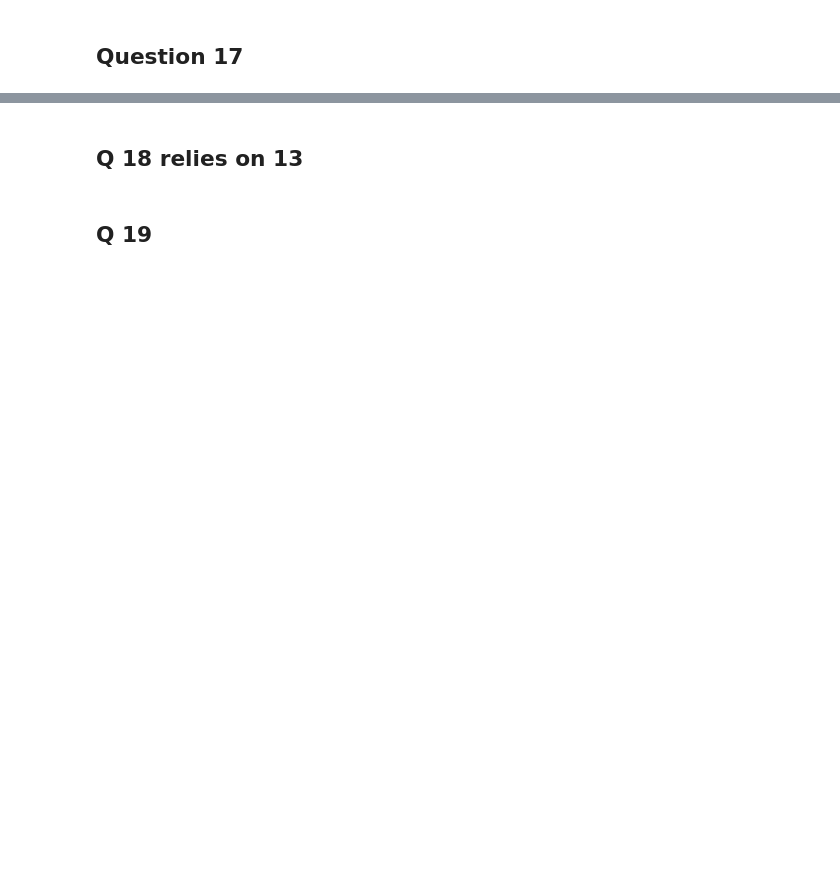
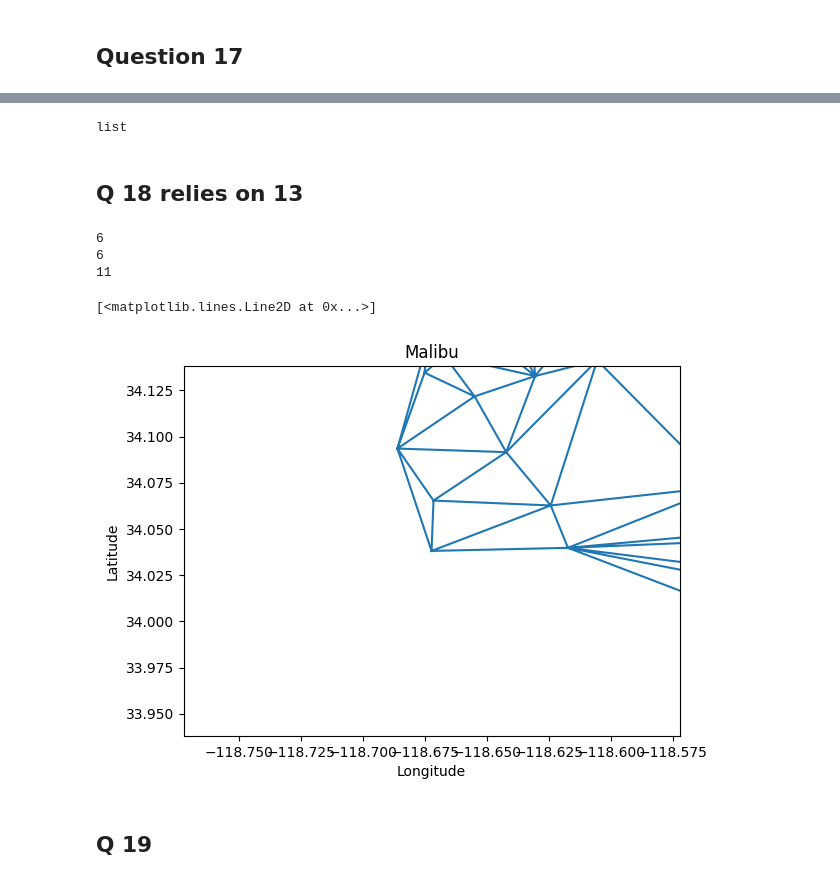
Before and after one commit to hershey890/ece232e, a Jupyter notebook: proj4_part2_santa_chris (1).ipynb, the cells around one changed output, grey strips where cells are left out. Cells and saved outputs as stored; diff of their text form; code cells hidden in the pictures; blank space fills up the shorter version.

```diff
--- a/proj4_part2_santa_chris (1).ipynb
+++ b/proj4_part2_santa_chris (1).ipynb
@@ -862,2 +888,6 @@ ValueError: ignored
+# %%
+type(thresh_plot)
+# %% [output]
+list
 # %% [markdown]
 ## Q 18 relies on 13
@@ -864,2 +917,45 @@ ValueError: ignored
+# %%
+print(g_temp.adhesion(long_beach_node,malibu_node)-1)
+print(g_temp.degree(malibu_node,mode='out')-1)
+print(g_temp.degree(long_beach_node,mode='in')-1)
+# %% [output]
+6
+6
+11
+# %%
+
+malibu= [34.026, -118.78]
+long_beach =  [33.77, -118.18]
+velocity=(69*np.sqrt((malibu[0]-long_beach[0])**2+(malibu[1]-long_beach[1])**2))
+max_cars=2*velocity/(.003+velocity/1800)
+
+min_long_beach=np.inf
+min_malibu=np.inf
+long_beach_node=0
+malibu_node=0
+for i in range(1,len(lat_lon)):
+    long_beach_closest=np.sqrt(((lat_lon[i][0])-long_beach[0])**2+((lat_lon[i][1])-long_beach[1])**2)
+    malibu_closest=np.sqrt((malibu[0]-lat_lon[i][0])**2+(malibu[1]-lat_lon[i][1])**2)
+    if long_beach_closest<min_long_beach:
+        min_long_beach=long_beach_closest
+        long_beach_node=i
+    if malibu_closest<min_malibu:
+        min_malibu=malibu_closest
+        malibu_node=i
+
+deg_dist_mal = g_del.degree(malibu_node,mode='out')
+deg_dist_lb = g_del.degree(long_beach_node,mode='in')
+paths = g_del.adhesion(long_beach_node,malibu_node)
+# %%
+plt.triplot(lon, lat, thresh_plot)
+plt.ylim(lat_lon[malibu_node][0]-0.1,lat_lon[malibu_node][0]+0.1)
+plt.xlim(lat_lon[malibu_node][1]-0.1,lat_lon[malibu_node][1]+0.1)
+plt.xlabel('Longitude')
+plt.ylabel('Latitude')
+plt.title('Malibu')
+plt.plot(lon[malibu_node], lat[malibu_node])
+# %% [output]
+[<matplotlib.lines.Line2D at 0x...>]
+[figure, added]
 # %% [markdown]
 ## Q 19
```
Also changed, not shown: parts of 17 cells of this notebook.
